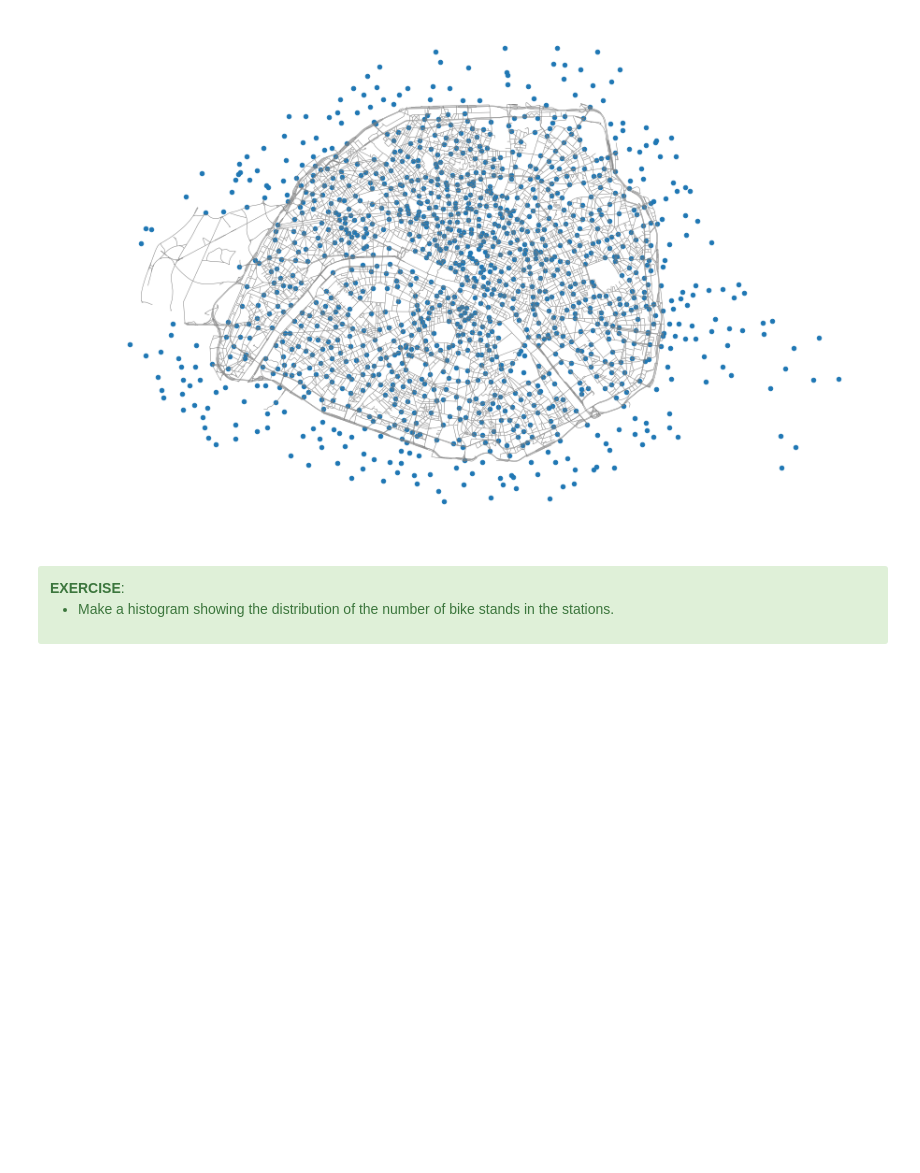
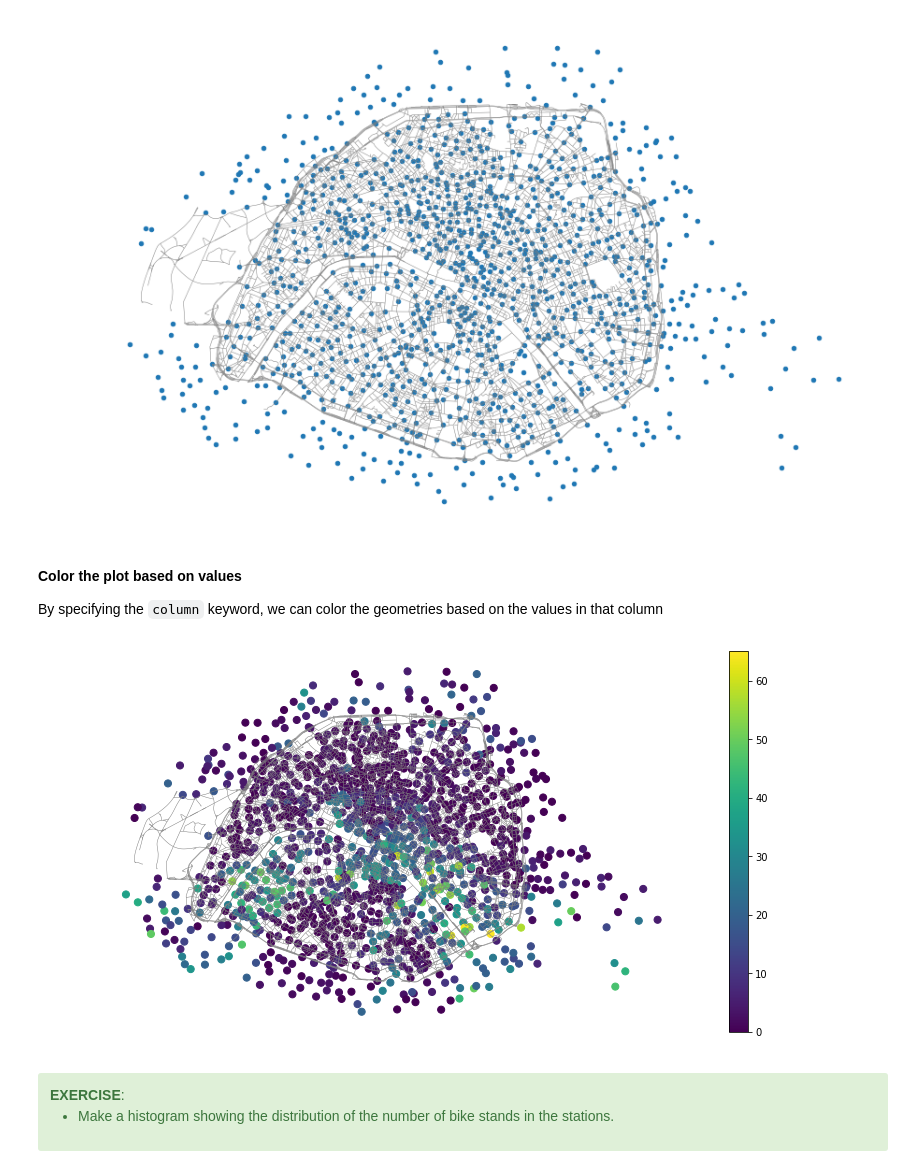
Before and after one commit to doolingdavid/geopandas-tutorial, a Jupyter notebook: 01-introduction-geospatial-data.ipynb, the cells around one changed output. Drawn from its saved outputs; the diff is of its cells as text; code cells hidden in the pictures; blank space fills up the shorter version.

````diff
--- a/01-introduction-geospatial-data.ipynb
+++ b/01-introduction-geospatial-data.ipynb
@@ -524,6 +524,17 @@ stations.plot(ax=ax, markersize=20)
 ax.set_axis_off()
 # %% [output]
 [figure]
+# %% [markdown]
+**Color the plot based on values**
+
+By specifying the ```column``` keyword, we can color the geometries based on the values in that column
+# %%
+ax = streets.plot(linewidth=0.5, color='grey', figsize=(15,7))
+stations.plot(ax=ax, column='available_bikes',
+             markersize=50, legend=True)
+ax.set_axis_off()
+# %% [output]
+[figure, added]
 # %%
 # %load _solved/solutions/01-introduction-geospatial-data30.py
 # %%
````
